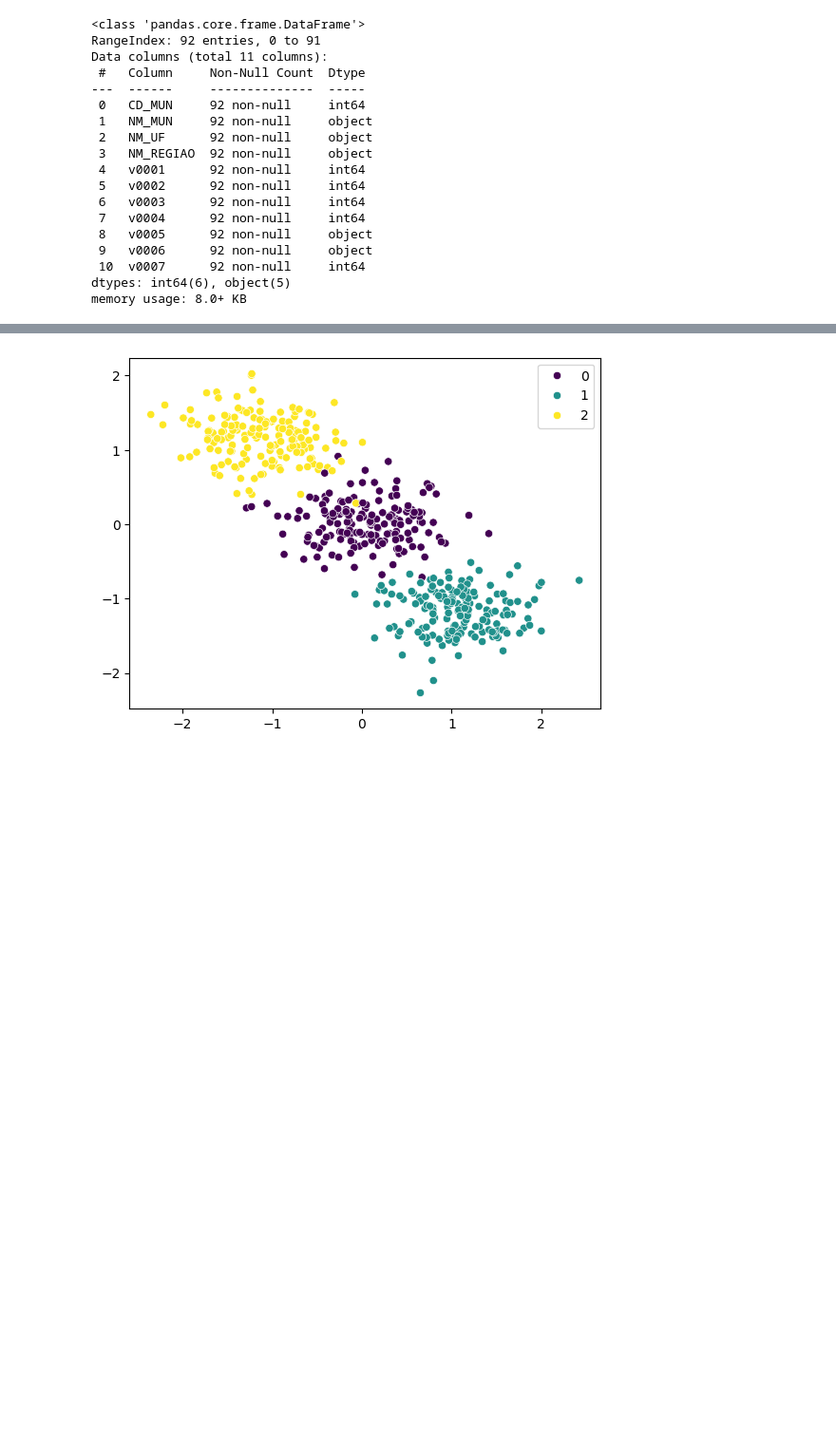
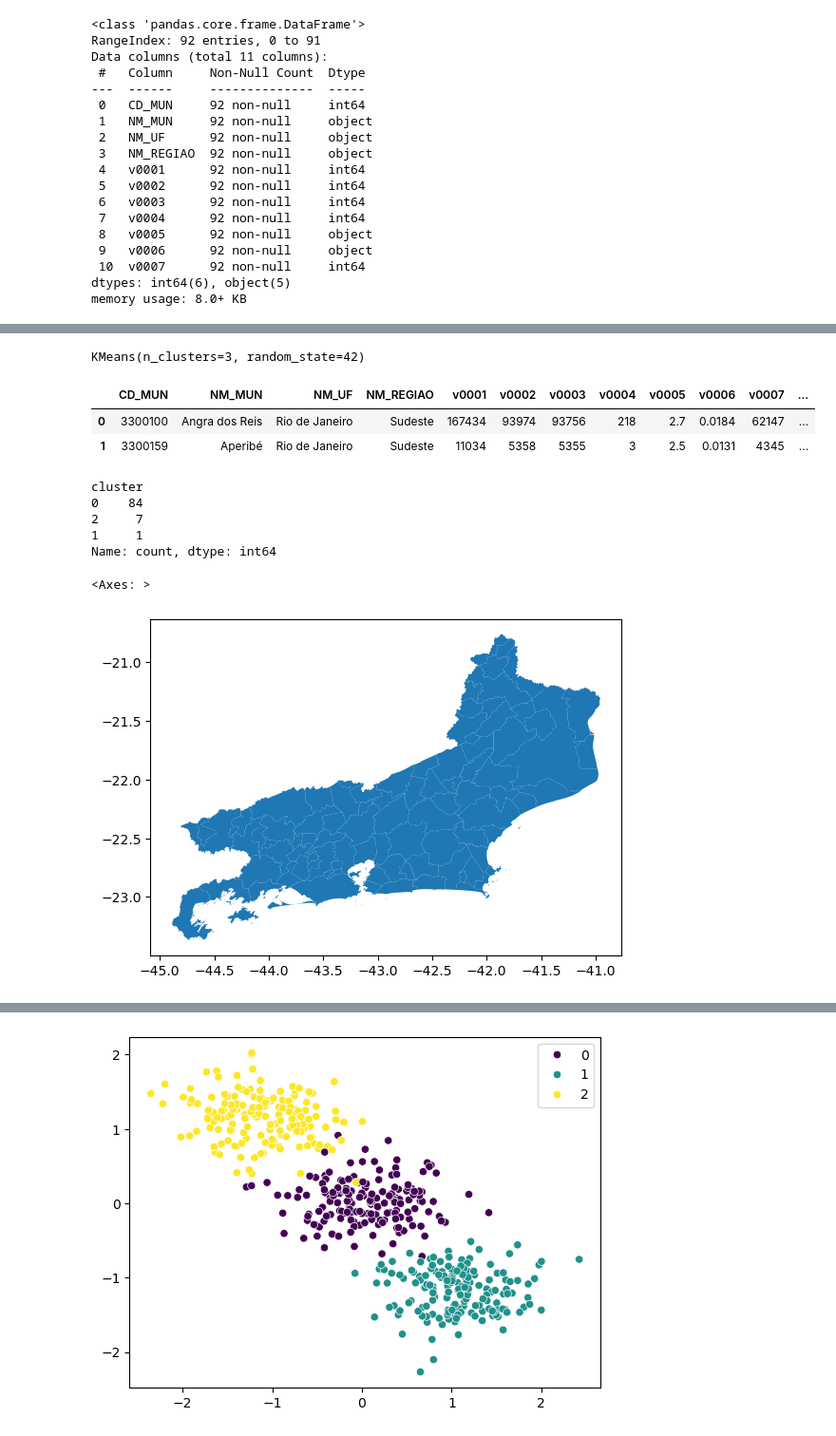
Before and after one commit to andradewagner/kmeansclustering, a Jupyter notebook: ibgev1.ipynb, the cells around one changed output, grey strips where cells are left out. Shown at 95% size. Drawn from its saved outputs; the diff is of its cells as text; code cells hidden in the pictures; blank space fills up the shorter version.

```diff
--- a/ibgev1.ipynb
+++ b/ibgev1.ipynb
@@ -86,0 +87,20 @@ memory usage: 8.0+ KB
+# %%
+rj_kmeans = KMeans(n_clusters=3, random_state=42).fit(censo_basico_rj_df.iloc[:, 4:])
+rj_kmeans
+# %% [output]
+KMeans(n_clusters=3, random_state=42)
+# %%
+censo_basico_rj_df['cluster'] = rj_kmeans.labels_
+censo_basico_rj_df.head(2)
+# %% [output]
+|  | CD_MUN | NM_MUN | NM_UF | NM_REGIAO | v0001 | v0002 | v0003 | v0004 | v0005 | v0006 | v0007 | ... |
+| 0 | 3300100 | Angra dos Reis | Rio de Janeiro | Sudeste | 167434 | 93974 | 93756 | 218 | 2.7 | 0.0184 | 62147 | ... |
+| 1 | 3300159 | Aperibé | Rio de Janeiro | Sudeste | 11034 | 5358 | 5355 | 3 | 2.5 | 0.0131 | 4345 | ... |
+# %%
+censo_basico_rj_df['cluster'].value_counts()
+# %% [output]
+cluster
+0    84
+2     7
+1     1
+Name: count, dtype: int64
@@ -86,0 +109,9 @@ memory usage: 8.0+ KB
+# %%
+rj_url = 'https://geoftp.ibge.gov.br/organizacao_do_territorio/malhas_territoriais/malhas_municipais/municipio_2023/UFs/RJ/RJ_Municipios_2023.zip'
+rj_geodf = gpd.read_file(rj_url)
+rj_geodf = rj_geodf[['CD_MUN', 'geometry']]
+rj_geodf['CD_MUN'] = rj_geodf['CD_MUN'].astype(int)
+rj_geodf.plot()
+# %% [output]
+<Axes: >
+[figure, added]
```
Also changed, not shown: parts of 5 cells of this notebook, 3 other files.
